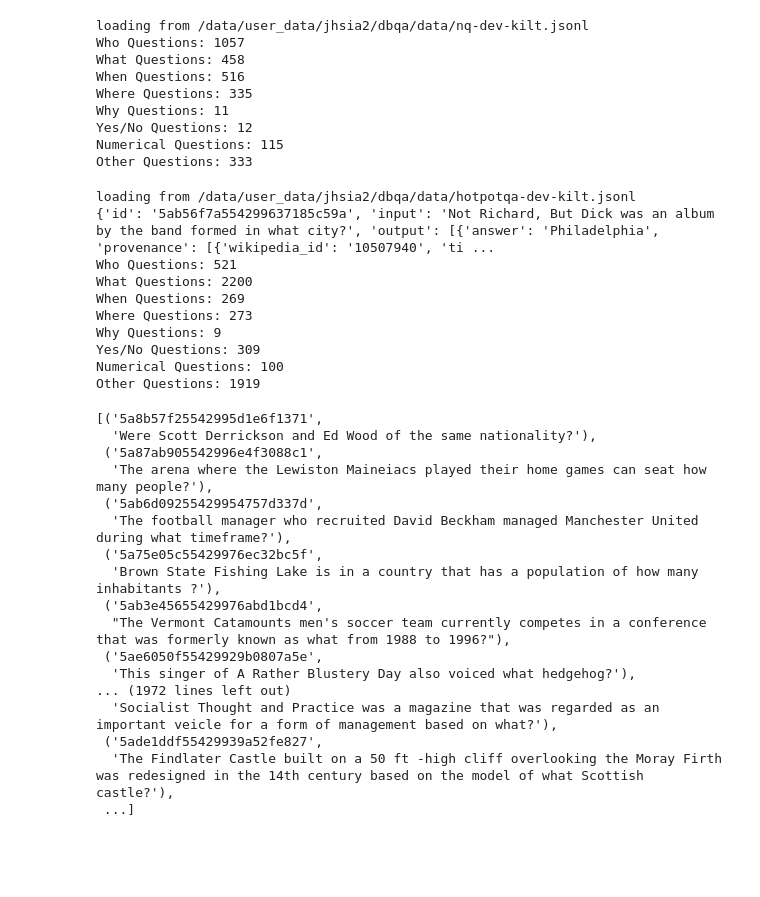
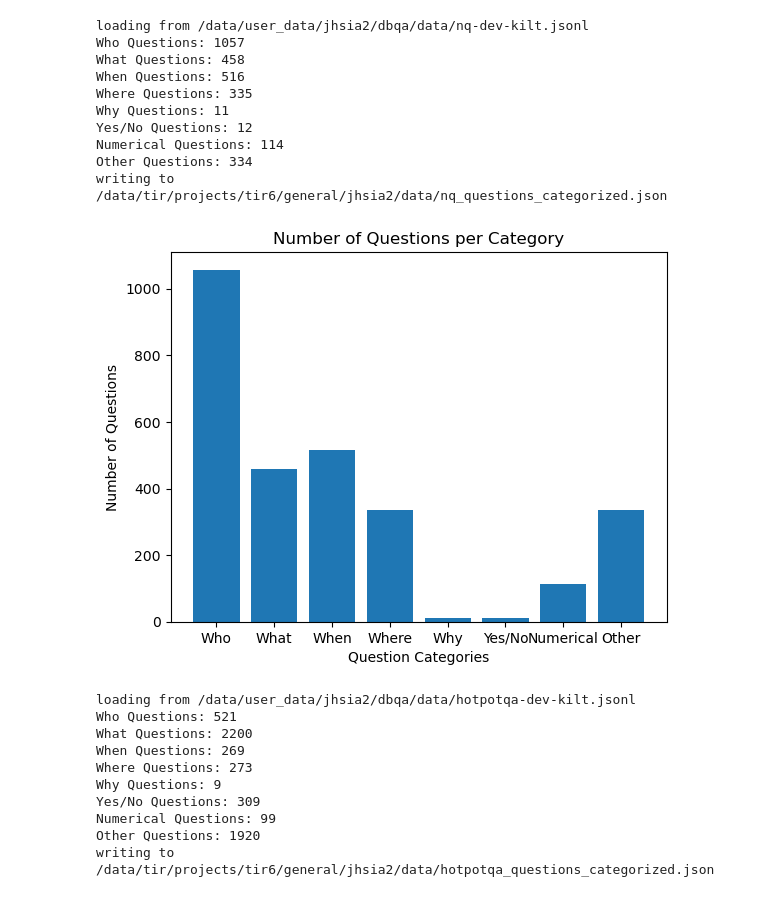
Before and after one commit to neulab/ragged, a Jupyter notebook: retriever/question_categorization.ipynb, the cells around one changed output. Drawn from its saved outputs; the diff is of its cells as text; code cells hidden in the pictures; blank space fills up the shorter version.

```diff
--- a/retriever/question_categorization.ipynb
+++ b/retriever/question_categorization.ipynb
@@ -22,7 +19,7 @@ def get_question_categories(data):
     where_pattern = r"(^\s*in what country\b)|(^\s*in which country\b)|(^\s*in what city\b)|(^\s*in which city\b)|(^\s*where\b)|(\bcountry\?\s*$)|(\bcity\?\s*$)|(\blocated\?\s*$)"
     why_pattern = r"^\s*why\b"
     # how_process_pattern = r"^\s*how\b(?! many\b| much\b| often\b| long\b| far\b)"
-    numerical_pattern = r"^\s*(how many\b|how much\b|how often\b|how long\b|how far\b|one\b|two\b|three\b|four\b|five\b)"
+    numerical_pattern = r"^\s*(how many\b|how much\b|how often\b|how long\b|how far\b|one\b|two\b|three\b)"
     yes_no_pattern = r"^\s*(is|did|does|do|are)\b"
 
 
@@ -43,8 +40,8 @@ def get_question_categories(data):
     # Categorizing questions
     for d in data:
         index = d['id']
-        if index == '5ab56f7a554299637185c59a':
-            print(d)
+        # if index == '5ab56f7a554299637185c59a':
+        #     print(d)
 
         question = d['input']
         if re.search(who_pattern, question, re.IGNORECASE):
@@ -76,9 +73,27 @@ def get_question_categories(data):
     for category, questions in categorized_questions.items():
         print(f"{category} Questions: {len(questions)}")
     return categorized_questions, questions_categorized
+# %%
+import matplotlib.pyplot as plt
+
+def plot_question_distribution(categorized_questions):
+# Count the number of questions in each category
+    counts = {key: len(value) for key, value in categorized_questions.items()}
+
+    # Categories and their counts
+    categories = list(counts.keys())
+    values = list(counts.values())
+
+    # Plotting
+    plt.bar(categories, values)
+    plt.xlabel('Question Categories')
+    plt.ylabel('Number of Questions')
+    plt.title('Number of Questions per Category')
+    plt.show()
 # %%
 data = load_jsonl('/data/user_data/jhsia2/dbqa/data/nq-dev-kilt.jsonl')
 categorized_questions, questions_categorized = get_question_categories(data)
+save_json(questions_categorized, '/data/tir/projects/tir6/general/jhsia2/data/nq_questions_categorized.json')
 # %% [output]
 loading from /data/user_data/jhsia2/dbqa/data/nq-dev-kilt.jsonl
 Who Questions: 1057
@@ -87,39 +102,25 @@ When Questions: 516
 Where Questions: 335
 Why Questions: 11
 Yes/No Questions: 12
-Numerical Questions: 115
-Other Questions: 333
+Numerical Questions: 114
+Other Questions: 334
+writing to /data/tir/projects/tir6/general/jhsia2/data/nq_questions_categorized.json
+# %%
+plot_question_distribution(categorized_questions)
+# %% [output]
+[figure, added]
 # %%
 data = load_jsonl('/data/user_data/jhsia2/dbqa/data/hotpotqa-dev-kilt.jsonl')
 categorized_questions, questions_categorized = get_question_categories(data)
+save_json(questions_categorized, '/data/tir/projects/tir6/general/jhsia2/data/hotpotqa_questions_categorized.json')
 # %% [output]
 loading from /data/user_data/jhsia2/dbqa/data/hotpotqa-dev-kilt.jsonl
-{'id': '5ab56f7a554299637185c59a', 'input': 'Not Richard, But Dick was an album by the band formed in what city?', 'output': [{'answer': 'Philadelphia', 'provenance': [{'wikipedia_id': '10507940', 'ti ...
 Who Questions: 521
 What Questions: 2200
 When Questions: 269
 Where Questions: 273
 Why Questions: 9
 Yes/No Questions: 309
-Numerical Questions: 100
-Other Questions: 1919
+Numerical Questions: 99
+Other Questions: 1920
+writing to /data/tir/projects/tir6/general/jhsia2/data/hotpotqa_questions_categorized.json
-# %%
-categorized_questions['Other']
-# %% [output]
-[('5a8b57f25542995d1e6f1371',
-  'Were Scott Derrickson and Ed Wood of the same nationality?'),
- ('5a87ab905542996e4f3088c1',
-  'The arena where the Lewiston Maineiacs played their home games can seat how many people?'),
- ('5ab6d09255429954757d337d',
-  'The football manager who recruited David Beckham managed Manchester United during what timeframe?'),
- ('5a75e05c55429976ec32bc5f',
-  'Brown State Fishing Lake is in a country that has a population of how many inhabitants ?'),
- ('5ab3e45655429976abd1bcd4',
-  "The Vermont Catamounts men's soccer team currently competes in a conference that was formerly known as what from 1988 to 1996?"),
- ('5ae6050f55429929b0807a5e',
-  'This singer of A Rather Blustery Day also voiced what hedgehog?'),
-... (1972 lines left out)
-  'Socialist Thought and Practice was a magazine that was regarded as an important veicle for a form of management based on what?'),
- ('5ade1ddf55429939a52fe827',
-  'The Findlater Castle built on a 50 ft -high cliff overlooking the Moray Firth was redesigned in the 14th century based on the model of what Scottish castle?'),
- ...]
```
Also changed, not shown: parts of 3 cells of this notebook, 6 other files.
